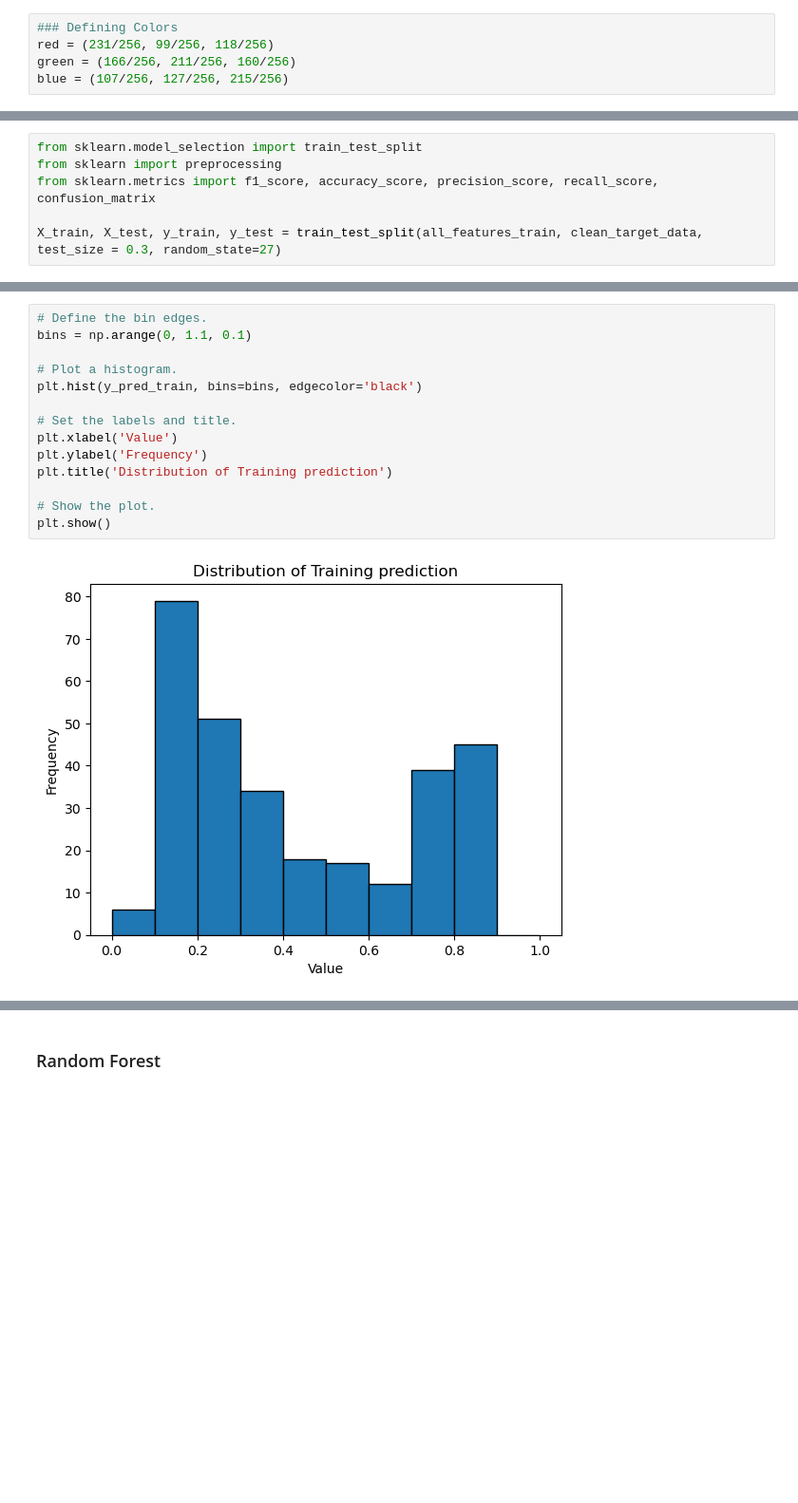
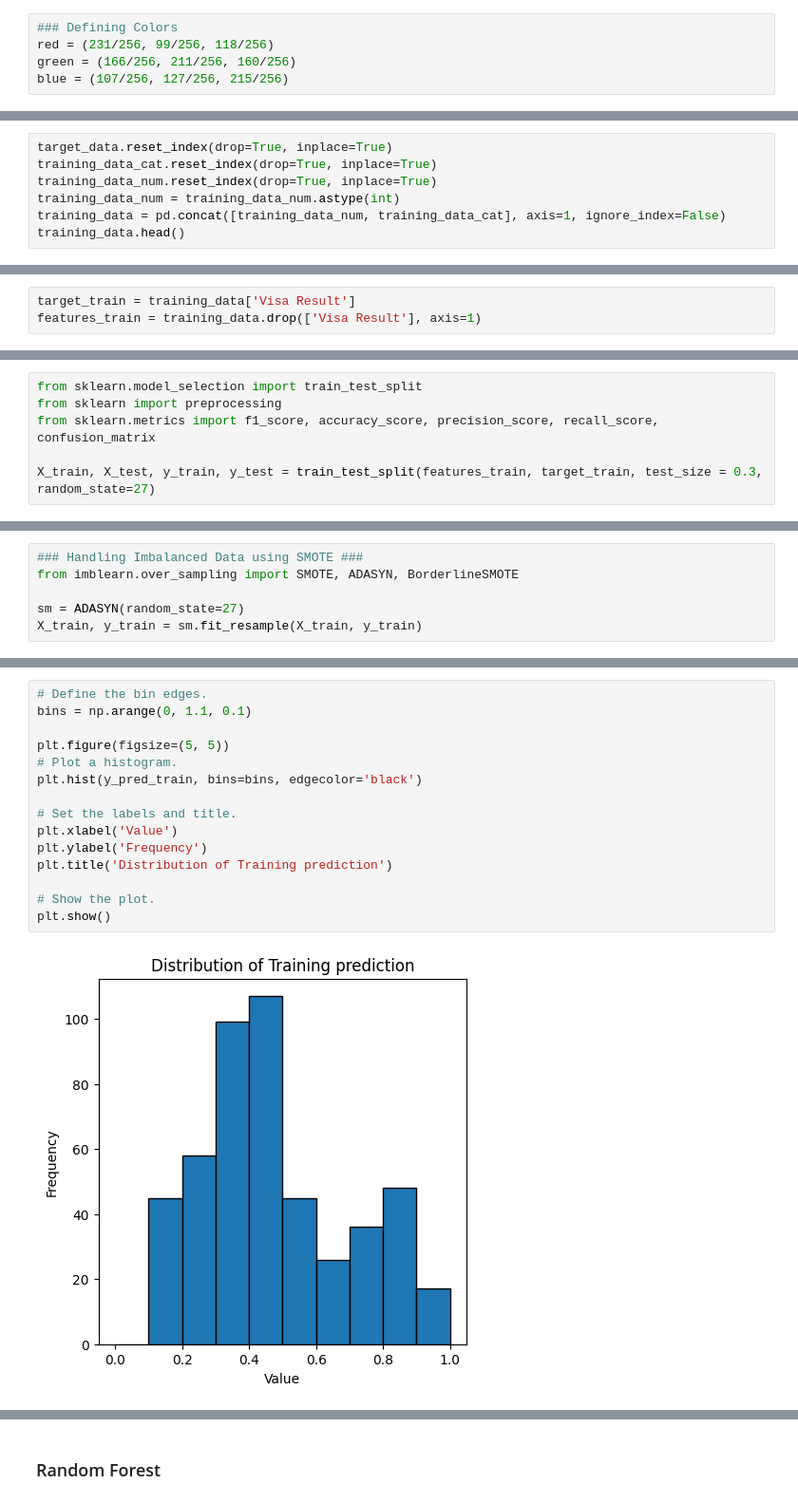
Before and after one commit to AseemShehzad/visa-approval-prediction-model, a Jupyter notebook: Data Modeling.ipynb, the cells around one changed output, grey strips where cells are left out. Shown: that part at 95% size. Cells and saved outputs as stored; diff of their text form; blank space fills up the shorter version.

```diff
--- a/Data Modeling.ipynb
+++ b/Data Modeling.ipynb
@@ -471,0 +402,7 @@ all_features_train = pd.concat([numeric_train, oh_cat_train], axis=1).astype(int
+# %%
+target_data.reset_index(drop=True, inplace=True)
+training_data_cat.reset_index(drop=True, inplace=True)
+training_data_num.reset_index(drop=True, inplace=True)
+training_data_num = training_data_num.astype(int)
+training_data = pd.concat([training_data_num, training_data_cat], axis=1, ignore_index=False)
+training_data.head()
@@ -471,0 +417,3 @@ all_features_train = pd.concat([numeric_train, oh_cat_train], axis=1).astype(int
+# %%
+target_train = training_data['Visa Result']
+features_train = training_data.drop(['Visa Result'], axis=1)
@@ -476,4 +435,4 @@ from sklearn.model_selection import train_test_split
 from sklearn import preprocessing
 from sklearn.metrics import f1_score, accuracy_score, precision_score, recall_score, confusion_matrix
 
-X_train, X_test, y_train, y_test = train_test_split(all_features_train, clean_target_data, test_size = 0.3, random_state=27)
+X_train, X_test, y_train, y_test = train_test_split(features_train, target_train, test_size = 0.3, random_state=27)
@@ -480,3 +441,9 @@ X_train, X_test, y_train, y_test = train_test_split(all_features_train, clean_ta
+# %%
+### Handling Imbalanced Data using SMOTE ###
+from imblearn.over_sampling import SMOTE, ADASYN, BorderlineSMOTE
+
+sm = ADASYN(random_state=27)
+X_train, y_train = sm.fit_resample(X_train, y_train)
 # %%
 import tensorflow as tf
 import pandas as pd
@@ -522,19 +493,20 @@ y_pred_train = model.predict(X_train_scaled)
 # %%
 # Define the bin edges.
 bins = np.arange(0, 1.1, 0.1)
 
+plt.figure(figsize=(5, 5))
 # Plot a histogram.
 plt.hist(y_pred_train, bins=bins, edgecolor='black')
 
 # Set the labels and title.
 plt.xlabel('Value')
 plt.ylabel('Frequency')
 plt.title('Distribution of Training prediction')
 
 # Show the plot.
 plt.show()
 # %% [output]
-[figure, old version]
+[figure, new version]
 # %%
 y_pred_train_bin = y_pred_train > .5
 conf_matrix_train = confusion_matrix(y_train, y_pred_train_bin)
```
Also changed, not shown: parts of 34 cells of this notebook, 11 other files.
